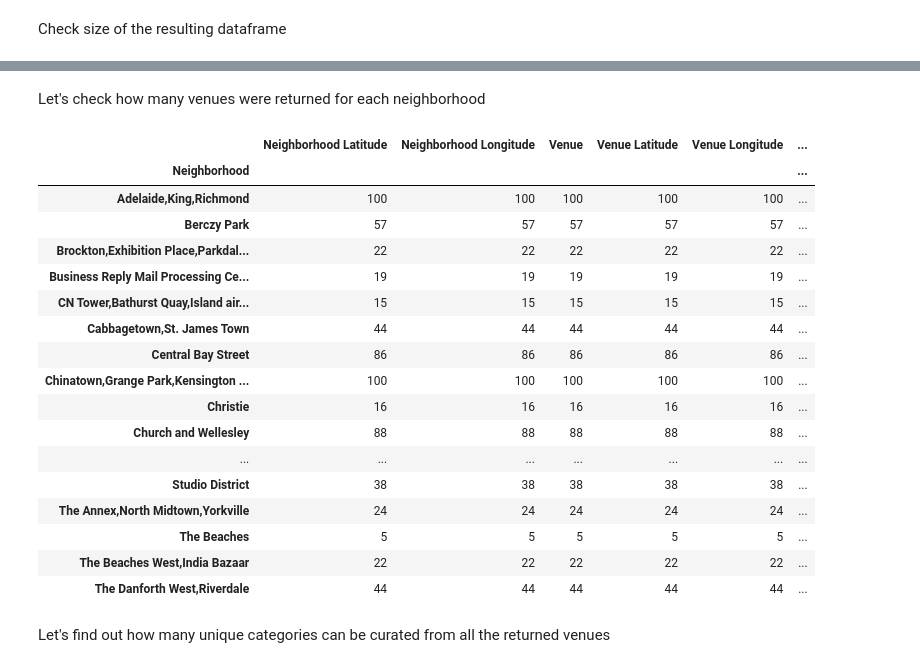
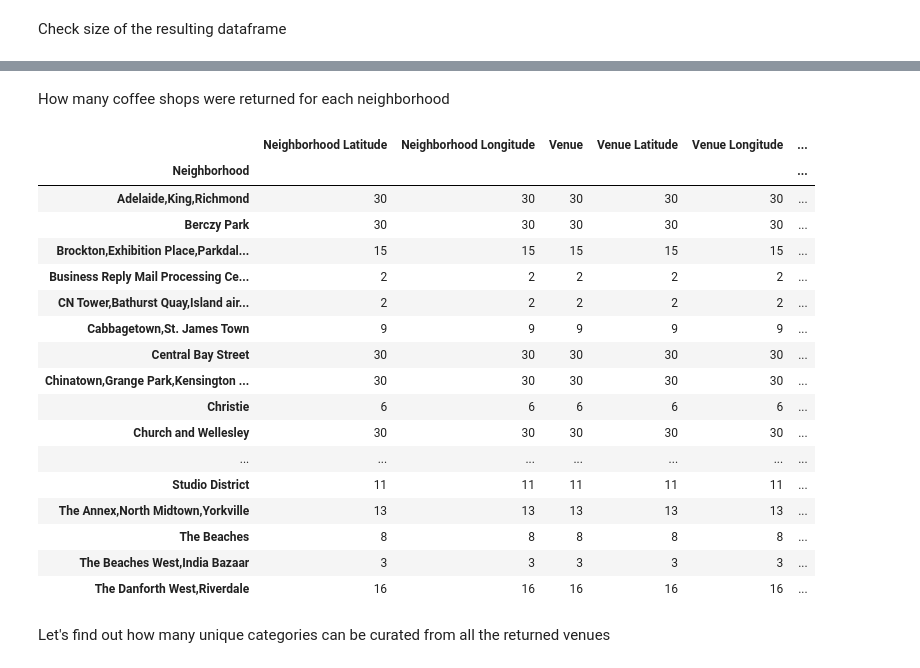
Before and after one commit to dkhlv/Coursera_Capstone, a Jupyter notebook: Capstone-Project/coffee-shop-comparison.ipynb, the cells around one changed output, grey strips where cells are left out. Drawn from its saved outputs; the diff is of its cells as text; code cells hidden in the pictures.

```diff
--- a/Capstone-Project/coffee-shop-comparison.ipynb
+++ b/Capstone-Project/coffee-shop-comparison.ipynb
@@ -129,3 +138,5 @@ geospacial_data.head()
+# %%
+df_tor = df_tor[df_tor.Borough.str.contains("Toronto")].reset_index(drop=True)
 # %% [markdown]
 Combine two dataframes
 # %%
@@ -218,3 +251,0 @@ Transform dataframe to leave only boroughs that contain the word Toronto
-# %%
-toronto_data = df[df.Borough.str.contains("Toronto")].reset_index(drop=True)
-toronto_data.head()
@@ -257,36 +285,37 @@ results = requests.get(url).json()
 # %%
 LIMIT=100
-def getNearbyVenues(names, latitudes, longitudes, radius=500):
+def getNearbyCoffeeShops(names, latitudes, longitudes, radius=600):
 
-    venues_list=[]
+    coffee_shop_list=[]
     for name, lat, lng in zip(names, latitudes, longitudes):
         print(name)
 
         # create the API request URL
-        url = 'https://api.foursquare.com/v2/venues/explore?&client_id={}&client_secret={}&v={}&ll={},{}&radius={}&limit={}'.format(
+        url = 'https://api.foursquare.com/v2/venues/search?client_id={}&client_secret={}&ll={},{}&categoryId={},{}&v={}&radius={}'.format(
             CLIENT_ID,
             CLIENT_SECRET,
-            VERSION,
             lat,
             lng,
-            radius,
-            LIMIT)
+            categories[0],
+            categories[1],
+            VERSION,
+            radius)
 
         # make the GET request
-        results = requests.get(url).json()["response"]['groups'][0]['items']
+        results = requests.get(url).json()["response"]['venues']
 
         # return only relevant information for each nearby venue
-        venues_list.append([(
+        coffee_shop_list.append([(
             name,
             lat,
             lng,
-            v['venue']['name'],
-            v['venue']['location']['lat'],
-            v['venue']['location']['lng'],
-            v['venue']['categories'][0]['name']) for v in results])
+            v['name'],
+            v['location']['lat'],
+            v['location']['lng'],
+            v['categories'][0]['name']) for v in results])
 
-    nearby_venues = pd.DataFrame([item for venue_list in venues_list for item in venue_list])
-    nearby_venues.columns = ['Neighborhood',
+    nearby_coffee = pd.DataFrame([item for coffee_list in coffee_shop_list for item in coffee_list])
+    nearby_coffee.columns = ['Neighborhood',
                   'Neighborhood Latitude',
                   'Neighborhood Longitude',
                   'Venue',
@@ -294,13 +323,13 @@ def getNearbyVenues(names, latitudes, longitudes, radius=500):
                   'Venue Longitude',
                   'Venue Category']
 
-    return(nearby_venues)
+    return(nearby_coffee)
 # %% [markdown]
 Create a variable toronto_venues to store all neighborhoods
 # %%
-toronto_venues = getNearbyVenues(names=toronto_data['Neighborhood'],
-                                   latitudes=toronto_data['Latitude'],
-                                   longitudes=toronto_data['Longitude']
+toronto_coffee_shops = getNearbyCoffeeShops(names=df_tor['Neighborhood'],
+                                   latitudes=df_tor['Latitude'],
+                                   longitudes=df_tor['Longitude']
                                   )
 # %% [output]
 The Beaches
@@ -336,26 +365,26 @@ toronto_venues.head()
 # %% [markdown]
-Let's check how many venues were returned for each neighborhood
+How many coffee shops were returned for each neighborhood
 # %%
-toronto_venues.groupby('Neighborhood').count()
+toronto_coffee_shops.groupby('Neighborhood').count()
 # %% [output]
 |  | Neighborhood Latitude | Neighborhood Longitude | Venue | Venue Latitude | Venue Longitude | ... |
 | Neighborhood |  |  |  |  |  | ... |
-| Adelaide,King,Richmond | 100 | 100 | 100 | 100 | 100 | ... |
-| Berczy Park | 57 | 57 | 57 | 57 | 57 | ... |
-| Brockton,Exhibition Place,Parkdal... | 22 | 22 | 22 | 22 | 22 | ... |
-| Business Reply Mail Processing Ce... | 19 | 19 | 19 | 19 | 19 | ... |
-| CN Tower,Bathurst Quay,Island air... | 15 | 15 | 15 | 15 | 15 | ... |
-| Cabbagetown,St. James Town | 44 | 44 | 44 | 44 | 44 | ... |
-| Central Bay Street | 86 | 86 | 86 | 86 | 86 | ... |
-| Chinatown,Grange Park,Kensington ... | 100 | 100 | 100 | 100 | 100 | ... |
-| Christie | 16 | 16 | 16 | 16 | 16 | ... |
-| Church and Wellesley | 88 | 88 | 88 | 88 | 88 | ... |
+| Adelaide,King,Richmond | 30 | 30 | 30 | 30 | 30 | ... |
+| Berczy Park | 30 | 30 | 30 | 30 | 30 | ... |
+| Brockton,Exhibition Place,Parkdal... | 15 | 15 | 15 | 15 | 15 | ... |
+| Business Reply Mail Processing Ce... | 2 | 2 | 2 | 2 | 2 | ... |
+| CN Tower,Bathurst Quay,Island air... | 2 | 2 | 2 | 2 | 2 | ... |
+| Cabbagetown,St. James Town | 9 | 9 | 9 | 9 | 9 | ... |
+| Central Bay Street | 30 | 30 | 30 | 30 | 30 | ... |
+| Chinatown,Grange Park,Kensington ... | 30 | 30 | 30 | 30 | 30 | ... |
+| Christie | 6 | 6 | 6 | 6 | 6 | ... |
+| Church and Wellesley | 30 | 30 | 30 | 30 | 30 | ... |
 | ... | ... | ... | ... | ... | ... | ... |
-| Studio District | 38 | 38 | 38 | 38 | 38 | ... |
-| The Annex,North Midtown,Yorkville | 24 | 24 | 24 | 24 | 24 | ... |
-| The Beaches | 5 | 5 | 5 | 5 | 5 | ... |
-| The Beaches West,India Bazaar | 22 | 22 | 22 | 22 | 22 | ... |
-| The Danforth West,Riverdale | 44 | 44 | 44 | 44 | 44 | ... |
+| Studio District | 11 | 11 | 11 | 11 | 11 | ... |
+| The Annex,North Midtown,Yorkville | 13 | 13 | 13 | 13 | 13 | ... |
+| The Beaches | 8 | 8 | 8 | 8 | 8 | ... |
+| The Beaches West,India Bazaar | 3 | 3 | 3 | 3 | 3 | ... |
+| The Danforth West,Riverdale | 16 | 16 | 16 | 16 | 16 | ... |
 # %% [markdown]
 Let's find out how many unique categories can be curated from all the returned venues
 # %%
```
Also changed, not shown: parts of 20 cells of this notebook.
